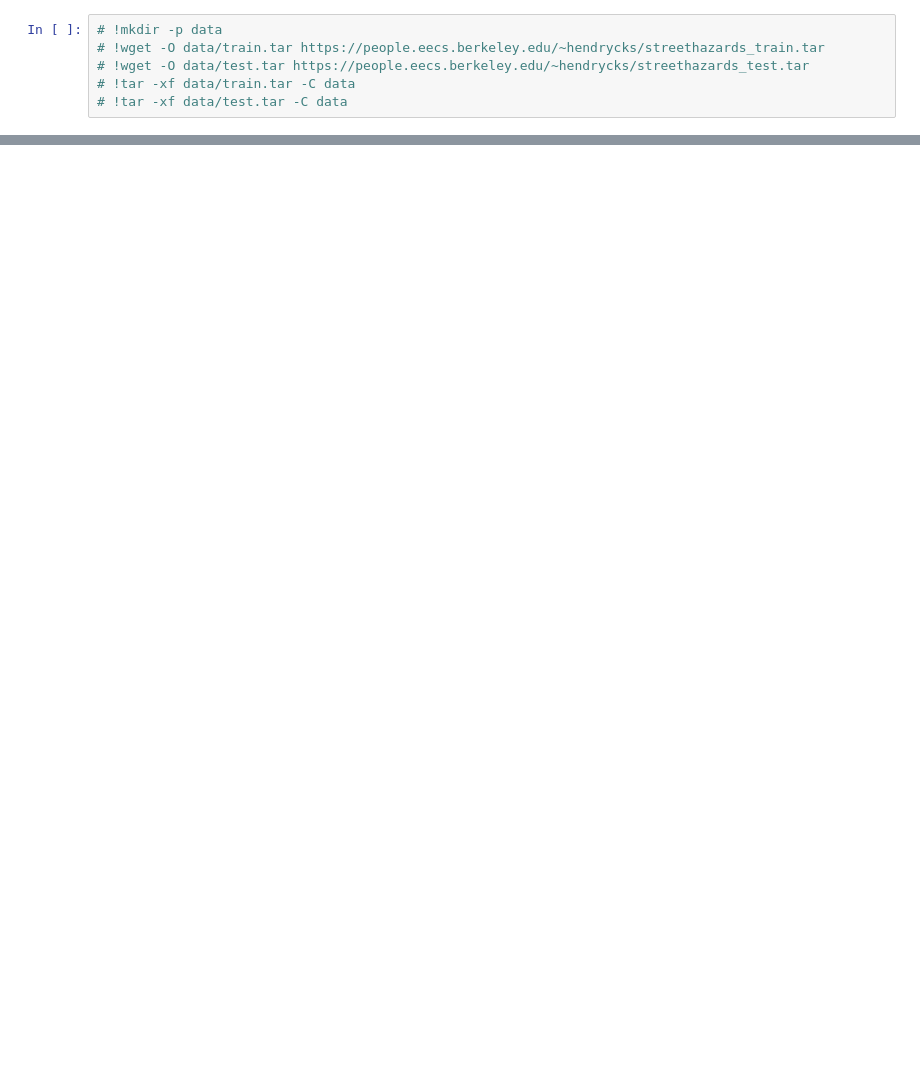
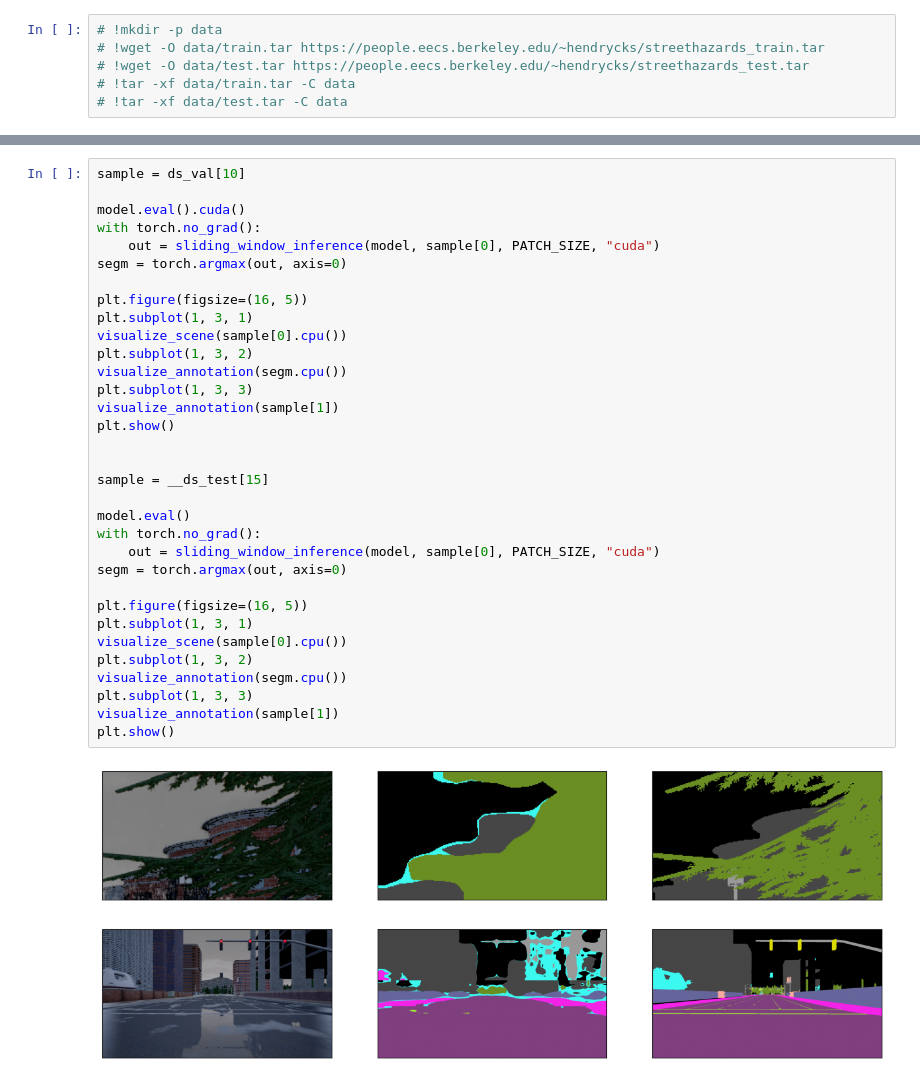
Before and after one commit to NotXia/street-anomaly-segmentation, a Jupyter notebook: src/main.ipynb, the cells around one changed output, grey strips where cells are left out. Drawn from its saved outputs; the diff is of its cells as text; blank space fills up the shorter version.

```diff
--- a/src/main.ipynb
+++ b/src/main.ipynb
@@ -42,0 +168,36 @@ plt.show()
+# %%
+sample = ds_val[10]
+
+model.eval().cuda()
+with torch.no_grad():
+    out = sliding_window_inference(model, sample[0], PATCH_SIZE, "cuda")
+segm = torch.argmax(out, axis=0)
+
+plt.figure(figsize=(16, 5))
+plt.subplot(1, 3, 1)
+visualize_scene(sample[0].cpu())
+plt.subplot(1, 3, 2)
+visualize_annotation(segm.cpu())
+plt.subplot(1, 3, 3)
+visualize_annotation(sample[1])
+plt.show()
+
+
+sample = __ds_test[15]
+
+model.eval()
+with torch.no_grad():
+    out = sliding_window_inference(model, sample[0], PATCH_SIZE, "cuda")
+segm = torch.argmax(out, axis=0)
+
+plt.figure(figsize=(16, 5))
+plt.subplot(1, 3, 1)
+visualize_scene(sample[0].cpu())
+plt.subplot(1, 3, 2)
+visualize_annotation(segm.cpu())
+plt.subplot(1, 3, 3)
+visualize_annotation(sample[1])
+plt.show()
+# %% [output]
+[figure, added]
+[figure, added]
```
Also changed, not shown: parts of 6 cells of this notebook, 3 other files.
